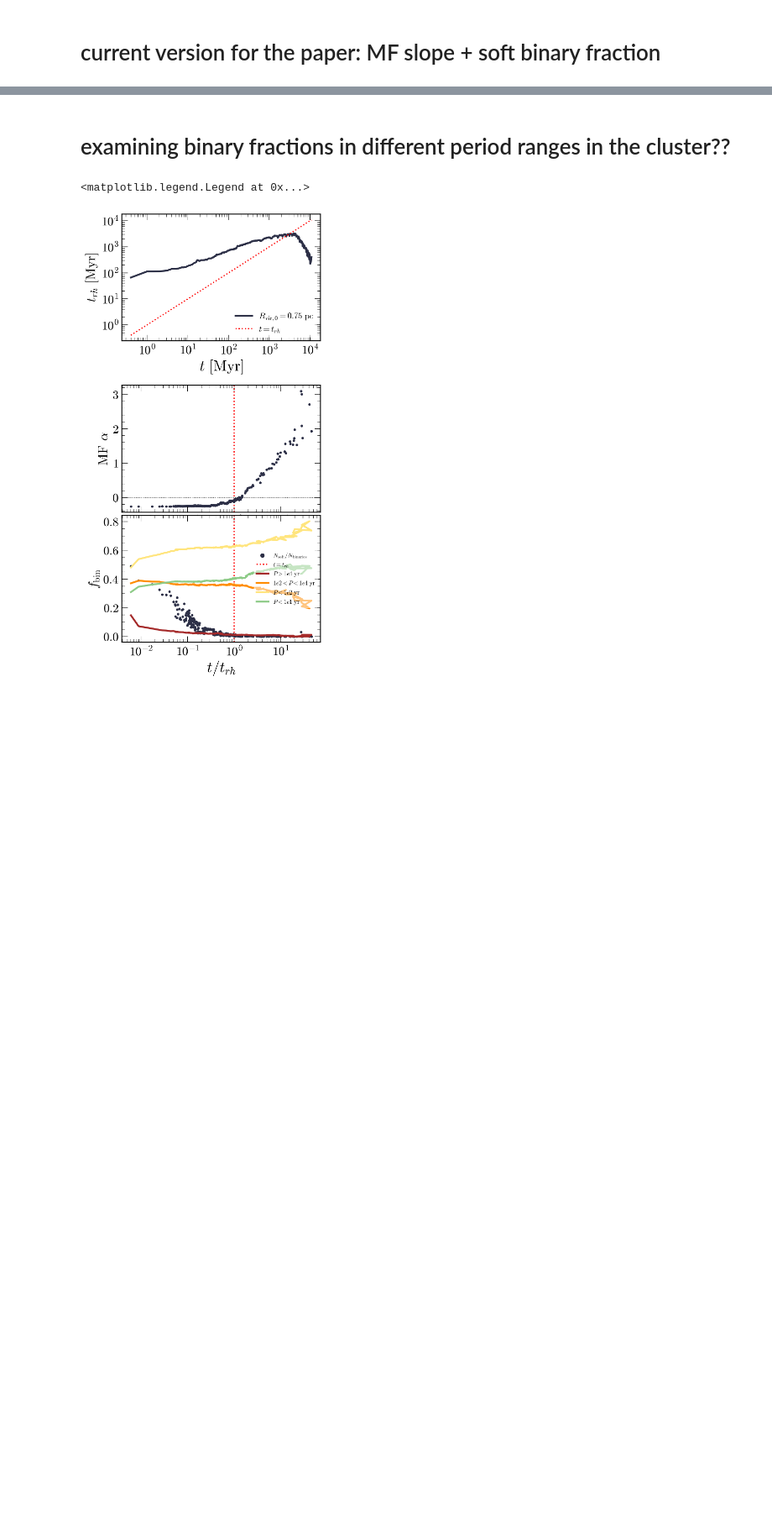
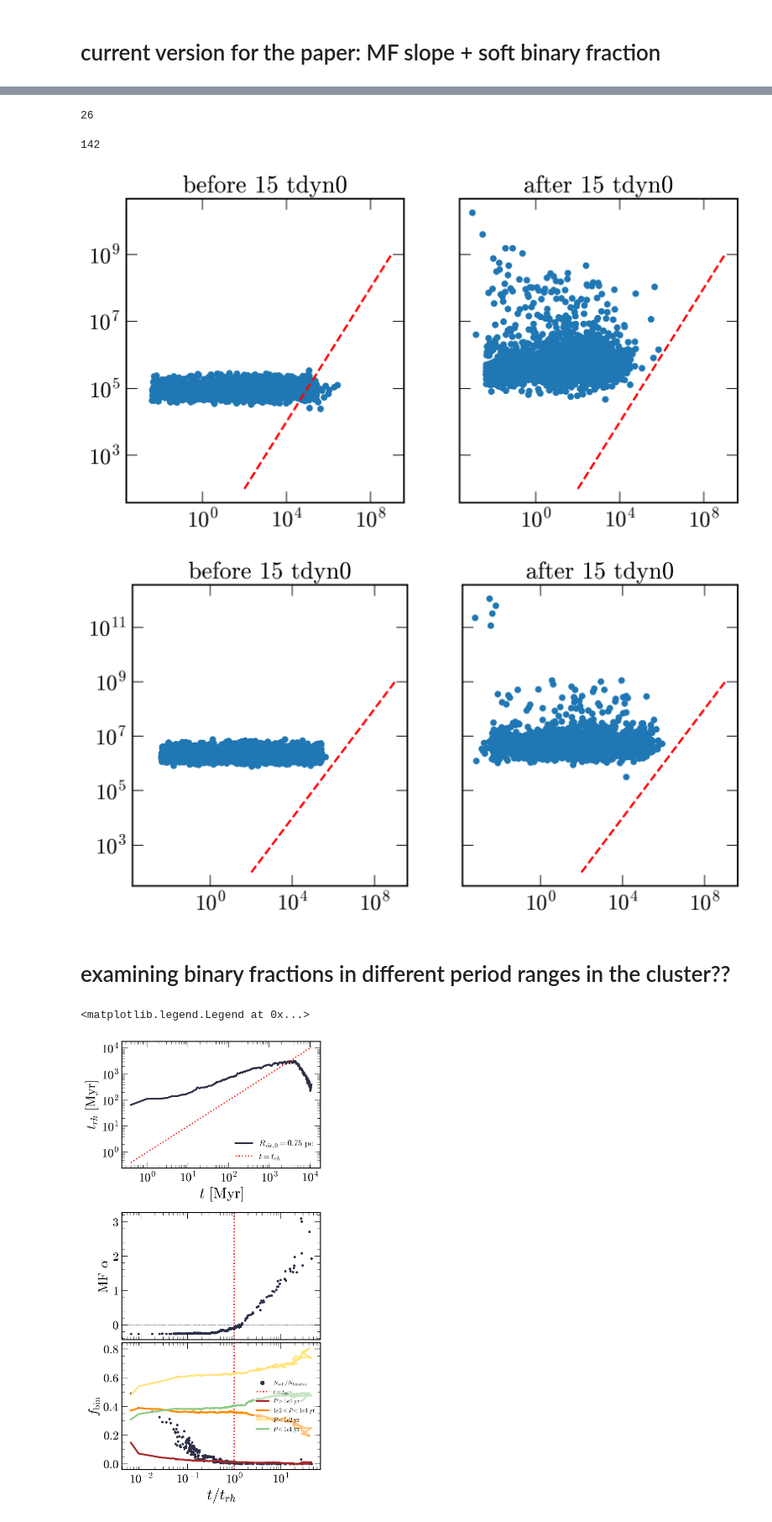
Before and after one commit to anya-m-phillips/p26, a Jupyter notebook: analysis/6_in_cluster_fbins.ipynb, the cells around one changed output, grey strips where cells are left out. Shown at 84% size. Cells and saved outputs as stored; diff of their text form; code cells hidden in the pictures; blank space fills up the shorter version.

```diff
--- a/analysis/6_in_cluster_fbins.ipynb
+++ b/analysis/6_in_cluster_fbins.ipynb
@@ -2,9 +2,9 @@
 import sys
 
 
-script_path = "/Users/anyaphillips/Desktop/harvard/research/papers/p26/scripts" # my machine
-sys.path.append("/Users/anyaphillips/Downloads/software/petar_install/include") # for my machine
-# script_path = "/n/home02/amphillips/p26/scripts/"
+# script_path = "/Users/anyaphillips/Desktop/harvard/research/papers/p26/scripts" # my machine
+# sys.path.append("/Users/anyaphillips/Downloads/software/petar_install/include") # for my machine
+script_path = "/n/home02/amphillips/p26/scripts/"
 sys.path.append(script_path)
 
 import petar
@@ -398,5 +392,34 @@ print(ival_8/tdyn0_8, ival_14/tdyn0_14)
 # %%
 # okay. LASTLY. check the critical boundary for tidal disruption before and after 15 tdyn,0
+
+turnover_times = 15 * np.array([t_dyn0[n] for n in n_vals])
+
+for k, n in tqdm(enumerate(n_vals)):
+    fig, axs = plt.subplots(1,2,figsize=[10,5], sharex=True, sharey=True)
+
+    P_true, P_crit = paf.compute_Pcrit(paths[n], 0)
+                                    #    int(turnover_times[k]-3))
+    axs[0].scatter(P_true.to(u.yr), P_crit.to(u.yr))
+    axs[0].set_title("before 15 tdyn0")
+
+
+    late_time = int(turnover_times[k]+20)
+    print(late_time)
+    P_true, P_crit = paf.compute_Pcrit(paths[n], late_time)
+    axs[1].scatter(P_true.to(u.yr), P_crit.to(u.yr))
+    axs[1].set_title("after 15 tdyn0")
+
+    x = np.array([1e2, 1e9])
+
+    for ax in axs:
+        ax.plot(x,x,c='r', lw=2, ls="--")
+        ax.set_xscale('log')
+        ax.set_yscale('log')
+# %% [output]
+26
+142
+[figure, added]
+[figure, added]
 # %% [markdown]
 # examining binary fractions in different period ranges in the cluster??
 # %%
```
Also changed, not shown: parts of 7 cells of this notebook, 1 other file.
